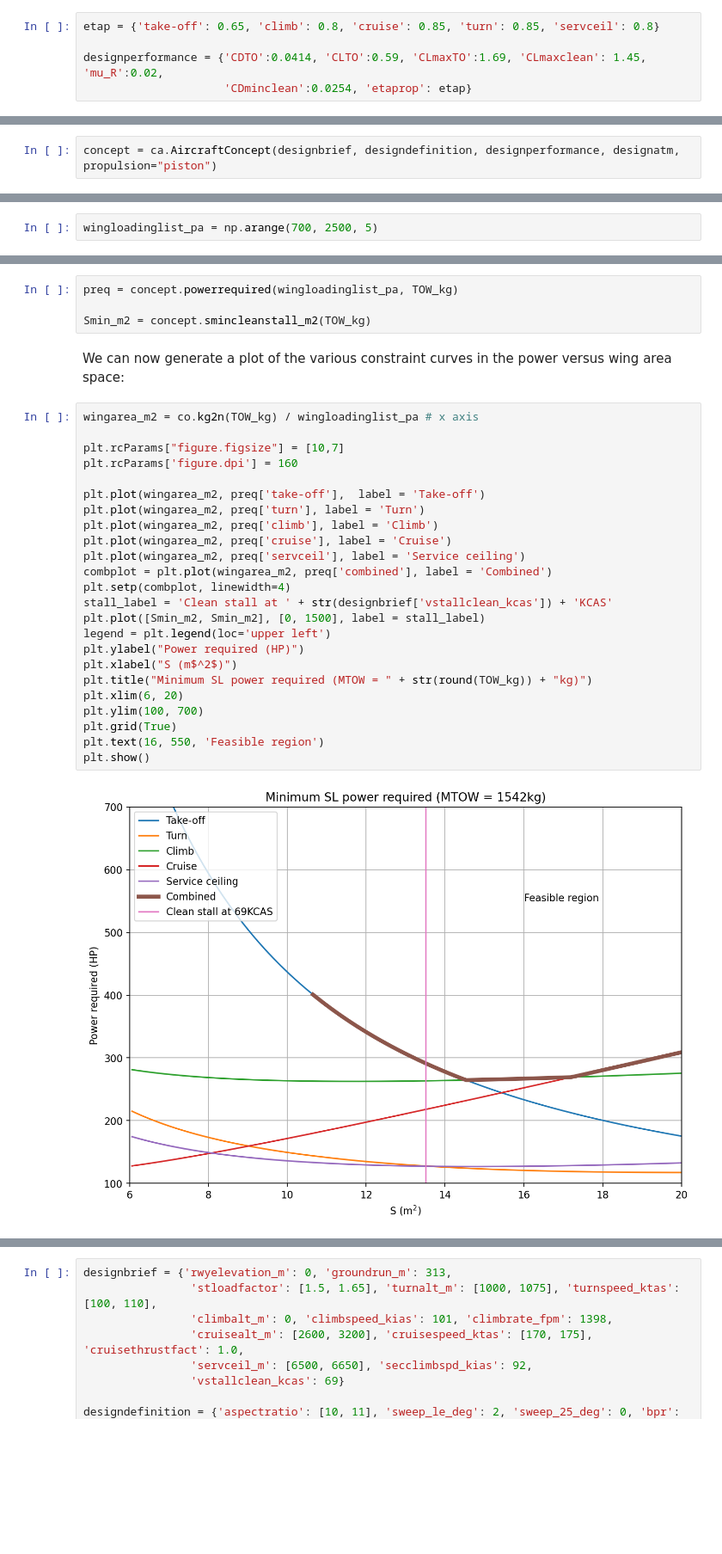
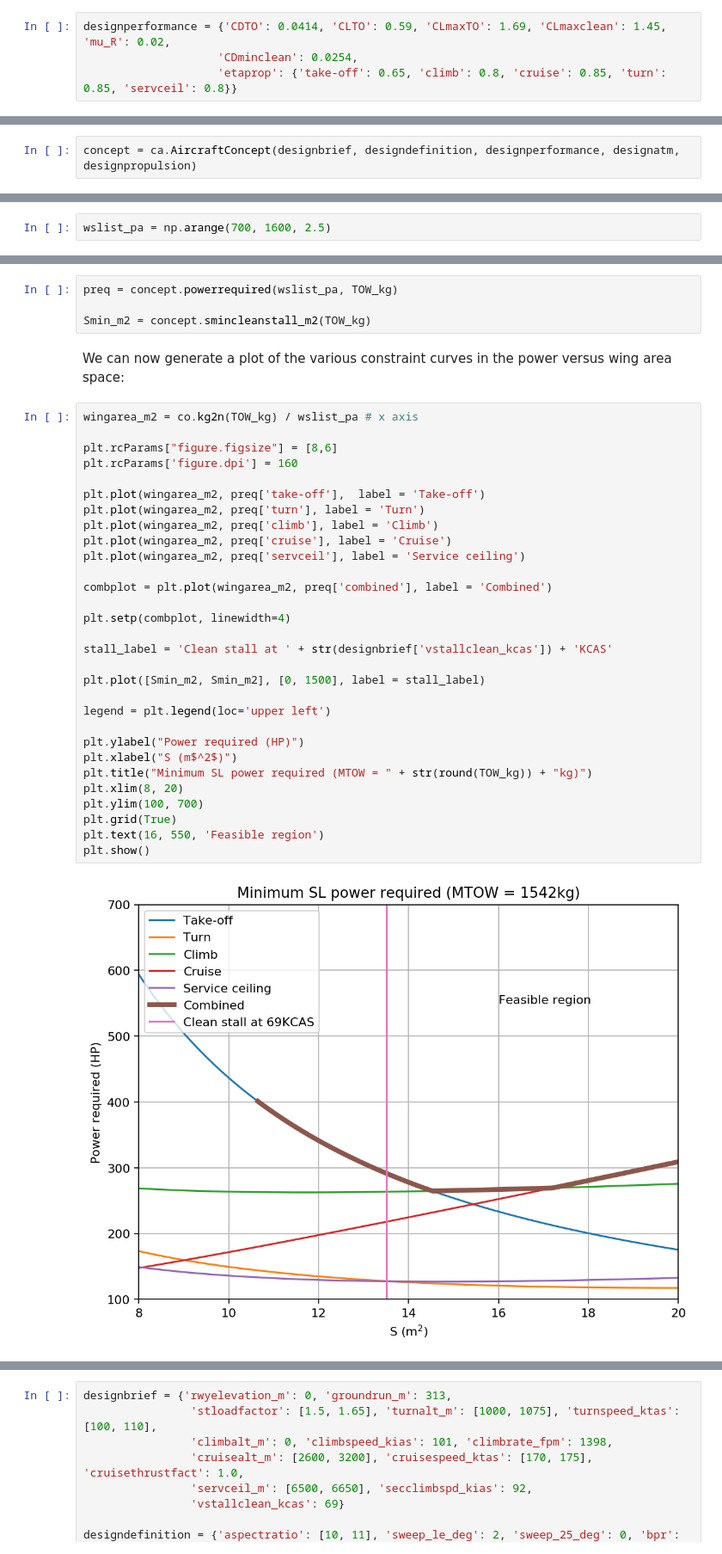
Before and after one commit to sobester/ADRpy, a Jupyter notebook: docs/ADRpy/notebooks/Constraint analysis of a single engine piston prop.ipynb, the cells around one changed output, grey strips where cells are left out. Shown at 86% size. Cells and saved outputs as stored; diff of their text form; blank space fills up the shorter version.

```diff
--- a/docs/ADRpy/notebooks/Constraint analysis of a single engine piston prop.ipynb
+++ b/docs/ADRpy/notebooks/Constraint analysis of a single engine piston prop.ipynb
@@ -39,7 +50,6 @@ designdefinition = {'aspectratio':10.12, 'sweep_le_deg':2, 'sweep_mt_deg':0, 'bp
 # %% [markdown]
 We next define some design performance estimates, e.g., the propeller efficiencies ($\eta_\mathrm{prop}$) corresponding to the various constraints, drag and lift coefficients and the wheel rolling resistance coefficient:
 # %%
-etap = {'take-off': 0.65, 'climb': 0.8, 'cruise': 0.85, 'turn': 0.85, 'servceil': 0.8}
-
-designperformance = {'CDTO':0.0414, 'CLTO':0.59, 'CLmaxTO':1.69, 'CLmaxclean': 1.45, 'mu_R':0.02,
-                     'CDminclean':0.0254, 'etaprop': etap}
+designperformance = {'CDTO': 0.0414, 'CLTO': 0.59, 'CLmaxTO': 1.69, 'CLmaxclean': 1.45, 'mu_R': 0.02,
+                    'CDminclean': 0.0254,
+                    'etaprop': {'take-off': 0.65, 'climb': 0.8, 'cruise': 0.85, 'turn': 0.85, 'servceil': 0.8}}
@@ -52,2 +58,2 @@ We are now ready to instantiate the aircraft concept object, with a generic prop
 # %%
-concept = ca.AircraftConcept(designbrief, designdefinition, designperformance, designatm, propulsion="piston")
+concept = ca.AircraftConcept(designbrief, designdefinition, designperformance, designatm, designpropulsion)
@@ -56,2 +64,2 @@ We define a range of wing loadings for which we want to compute the required pow
 # %%
-wingloadinglist_pa = np.arange(700, 2500, 5)
+wslist_pa = np.arange(700, 1600, 2.5)
@@ -60,32 +85,38 @@ And the main event: we call the power calculation method, as well as the method
 # %%
-preq = concept.powerrequired(wingloadinglist_pa, TOW_kg)
+preq = concept.powerrequired(wslist_pa, TOW_kg)
 
 Smin_m2 = concept.smincleanstall_m2(TOW_kg)
 # %% [markdown]
 We can now generate a plot of the various constraint curves in the power versus wing area space:
 # %%
-wingarea_m2 = co.kg2n(TOW_kg) / wingloadinglist_pa # x axis
+wingarea_m2 = co.kg2n(TOW_kg) / wslist_pa # x axis
 
-plt.rcParams["figure.figsize"] = [10,7]
+plt.rcParams["figure.figsize"] = [8,6]
 plt.rcParams['figure.dpi'] = 160
 
 plt.plot(wingarea_m2, preq['take-off'],  label = 'Take-off')
 plt.plot(wingarea_m2, preq['turn'], label = 'Turn')
 plt.plot(wingarea_m2, preq['climb'], label = 'Climb')
 plt.plot(wingarea_m2, preq['cruise'], label = 'Cruise')
 plt.plot(wingarea_m2, preq['servceil'], label = 'Service ceiling')
+
 combplot = plt.plot(wingarea_m2, preq['combined'], label = 'Combined')
+
 plt.setp(combplot, linewidth=4)
+
 stall_label = 'Clean stall at ' + str(designbrief['vstallclean_kcas']) + 'KCAS'
+
 plt.plot([Smin_m2, Smin_m2], [0, 1500], label = stall_label)
+
 legend = plt.legend(loc='upper left')
+
 plt.ylabel("Power required (HP)")
 plt.xlabel("S (m$^2$)")
 plt.title("Minimum SL power required (MTOW = " + str(round(TOW_kg)) + "kg)")
-plt.xlim(6, 20)
+plt.xlim(8, 20)
 plt.ylim(100, 700)
 plt.grid(True)
 plt.text(16, 550, 'Feasible region')
 plt.show()
 # %% [output]
-[figure, old version]
+[figure, new version]
```
Also changed, not shown: parts of 58 cells of this notebook, 4 other files.
